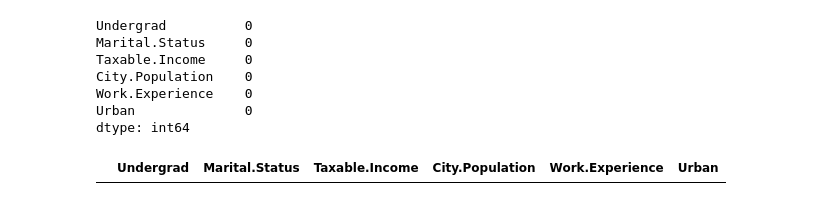
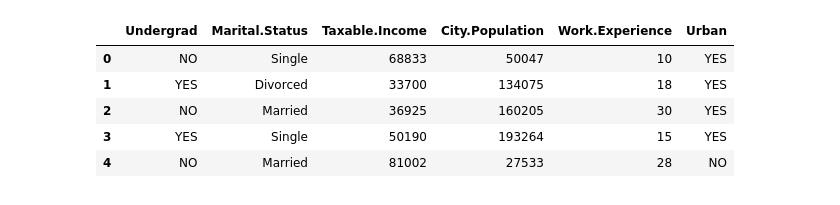
Before and after one commit to nishoto21/Decision-Tree-assignment, a Jupyter notebook: Codes/Fraud.ipynb, the cells around one changed output. Cells and saved outputs as stored; diff of their text form; code cells hidden in the pictures.

```diff
--- a/Codes/Fraud.ipynb
+++ b/Codes/Fraud.ipynb
@@ -17,18 +11,13 @@ from sklearn.feature_selection import chi2
 # %%
 data = pd.read_csv('D:/study docs/Excel R/Data science/assignment/Decision Tree/Datasets/Fraud_check.csv')
-# %%
-data.isnull().sum()
-# %% [output]
-Undergrad          0
-Marital.Status     0
-Taxable.Income     0
-City.Population    0
-Work.Experience    0
-Urban              0
-dtype: int64
-# %%
-data[data.duplicated()]
-# %% [output]
-|  | Undergrad | Marital.Status | Taxable.Income | City.Population | Work.Experience | Urban |
+# %%
+data.head()
+# %% [output]
+|  | Undergrad | Marital.Status | Taxable.Income | City.Population | Work.Experience | Urban |
+| 0 | NO | Single | 68833 | 50047 | 10 | YES |
+| 1 | YES | Divorced | 33700 | 134075 | 18 | YES |
+| 2 | NO | Married | 36925 | 160205 | 30 | YES |
+| 3 | YES | Single | 50190 | 193264 | 15 | YES |
+| 4 | NO | Married | 81002 | 27533 | 28 | NO |
 # %%
 data=pd.get_dummies(data,columns=['Undergrad','Marital.Status','Urban'])
```
Also changed, not shown: parts of 21 cells of this notebook.
